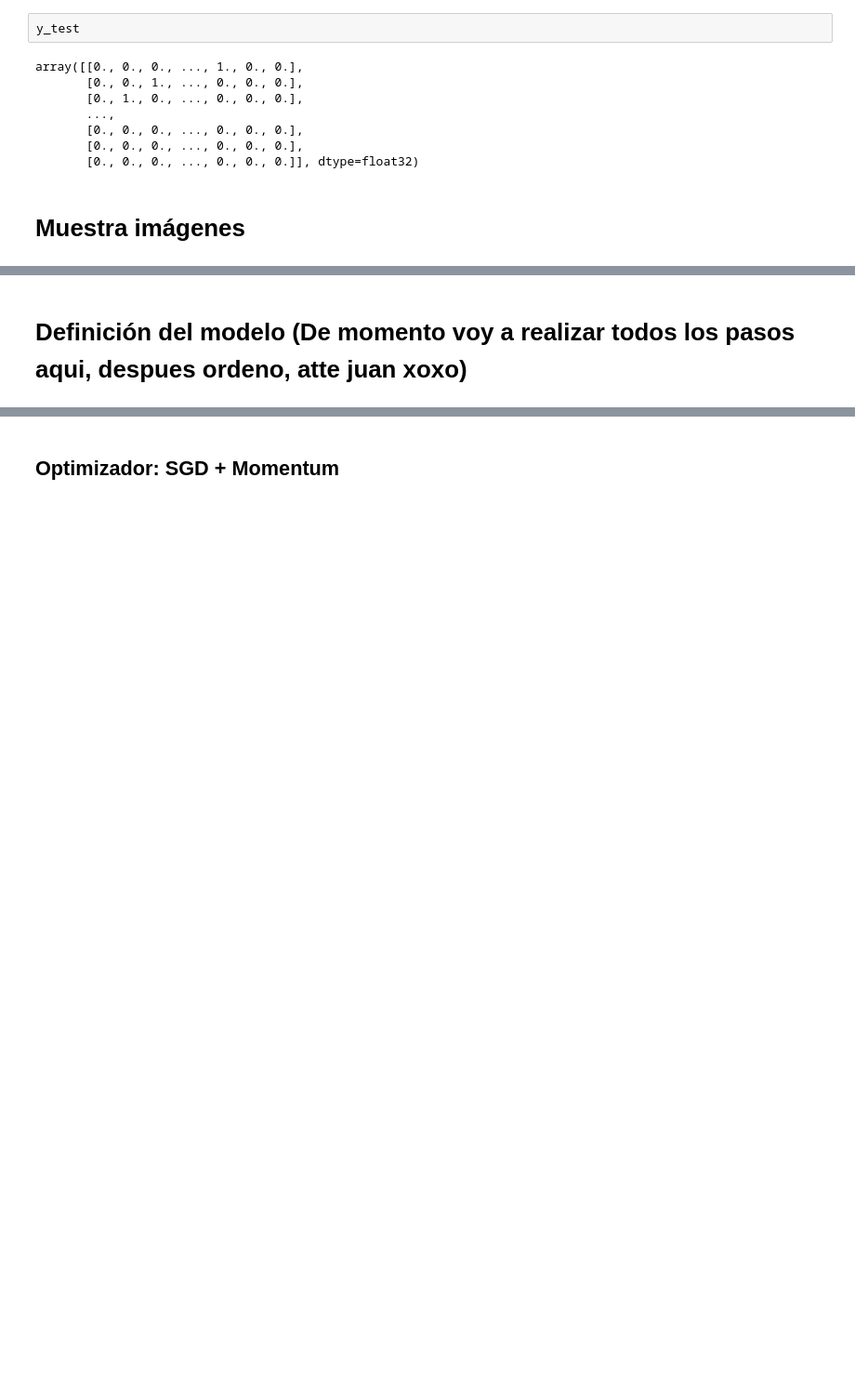
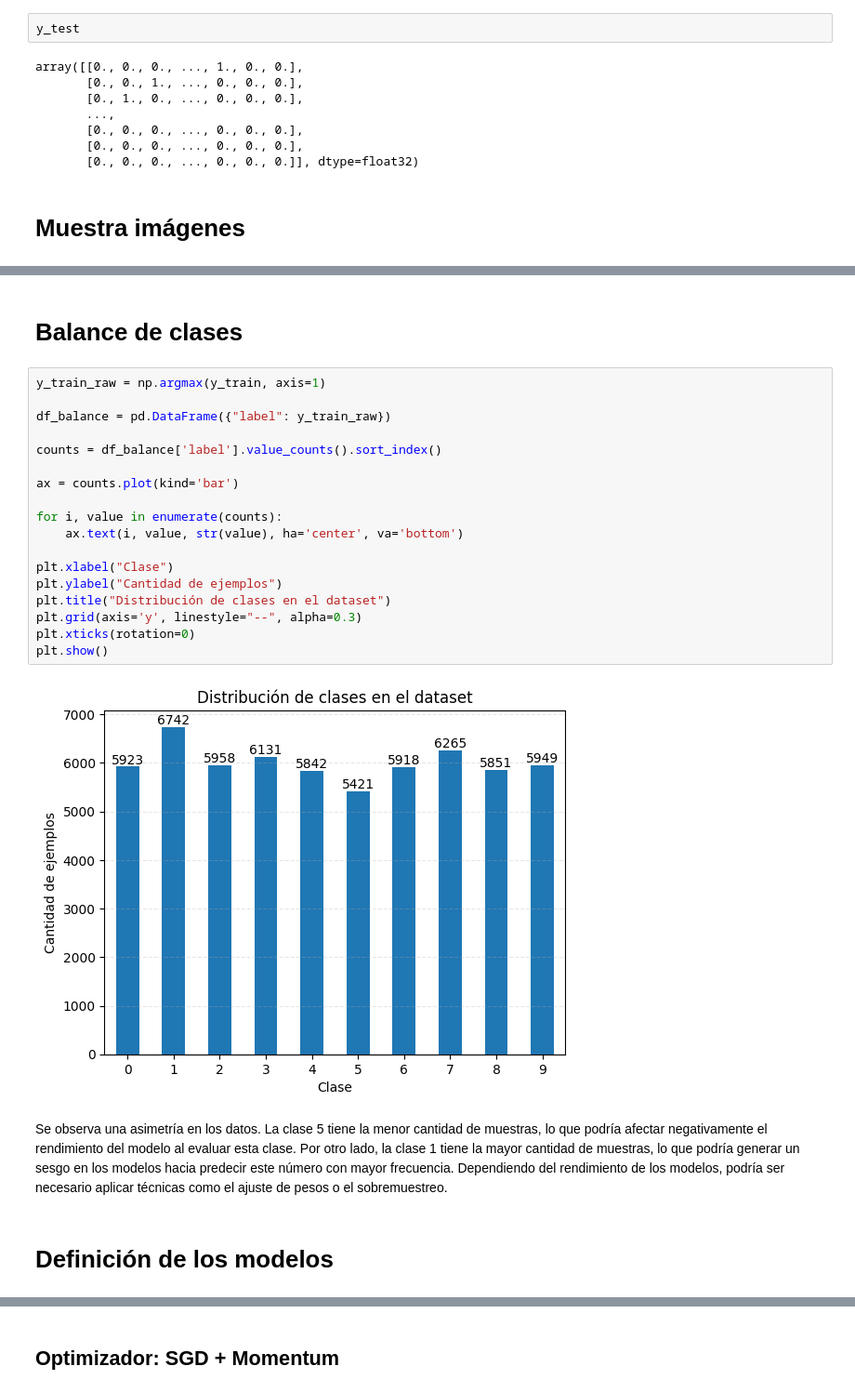
Before and after one commit to JuanZweifel/deep-learning-2025, a Jupyter notebook: DLY0100_Entrega_1_Equipo_2.ipynb, the cells around one changed output, grey strips where cells are left out. Shown at 93% size. Saved outputs shown, nothing was run; the diff lists cells and outputs as text; blank space fills up the shorter version.

```diff
--- a/DLY0100_Entrega_1_Equipo_2.ipynb
+++ b/DLY0100_Entrega_1_Equipo_2.ipynb
@@ -157,2 +305,26 @@ plt.show()
-# %% [markdown]
-# Definición del modelo (De momento voy a realizar todos los pasos aqui, despues ordeno, atte juan xoxo)
+# %% [markdown]
+# Balance de clases
+# %%
+y_train_raw = np.argmax(y_train, axis=1)
+
+df_balance = pd.DataFrame({"label": y_train_raw})
+
+counts = df_balance['label'].value_counts().sort_index()
+
+ax = counts.plot(kind='bar')
+
+for i, value in enumerate(counts):
+    ax.text(i, value, str(value), ha='center', va='bottom')
+
+plt.xlabel("Clase")
+plt.ylabel("Cantidad de ejemplos")
+plt.title("Distribución de clases en el dataset")
+plt.grid(axis='y', linestyle="--", alpha=0.3)
+plt.xticks(rotation=0)
+plt.show()
+# %% [output]
+[figure, added]
+# %% [markdown]
+Se observa una asimetría en los datos. La clase 5 tiene la menor cantidad de muestras, lo que podría afectar negativamente el rendimiento del modelo al evaluar esta clase. Por otro lado, la clase 1 tiene la mayor cantidad de muestras, lo que podría generar un sesgo en los modelos hacia predecir este número con mayor frecuencia. Dependiendo del rendimiento de los modelos, podría ser necesario aplicar técnicas como el ajuste de pesos o el sobremuestreo.
+# %% [markdown]
+# Definición de los modelos
```
Also changed, not shown: parts of 104 cells of this notebook.
